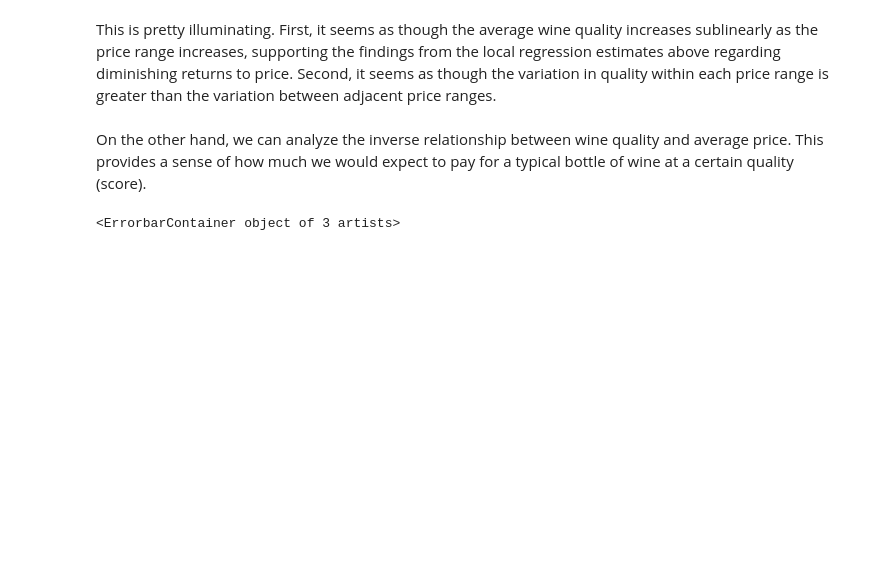
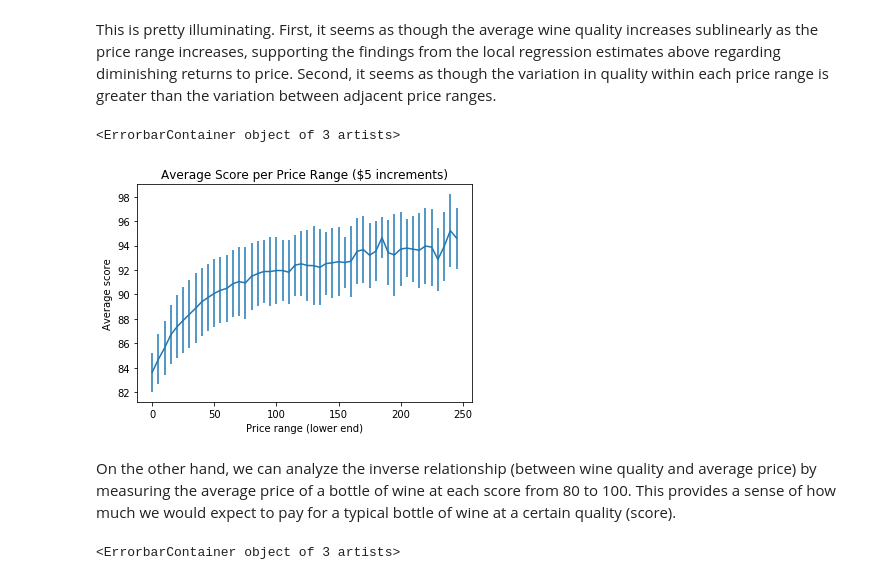
Before and after one commit to bzelditch/DataScience, a Jupyter notebook: Wine/Wine Mag. Analysis.ipynb, the cells around one changed output. Saved outputs shown, nothing was run; the diff lists cells and outputs as text; code cells hidden in the pictures; blank space fills up the shorter version.

Commit message:
wine

```diff
--- a/Wine/Wine Mag. Analysis.ipynb
+++ b/Wine/Wine Mag. Analysis.ipynb
@@ -228,8 +228,19 @@ plt.errorbar([inc[0] for inc in increments], avgs, yerr=stds)
 [figure]
 # %% [markdown]
 This is pretty illuminating. First, it seems as though the average wine quality increases sublinearly as the price range increases, supporting the findings from the local regression estimates above regarding diminishing returns to price. Second, it seems as though the variation in quality within each price range is greater than the variation between adjacent price ranges.
+# %%
+increments = [(i*5,(i+1)*5) for i in range(50)]
+avgs = [avg(df, inc[0], inc[1]) for inc in increments]
+stds = [std(df, inc[0], inc[1]) for inc in increments]
+plt.title('Average Score per Price Range ($5 increments)')
+plt.xlabel('Price range (lower end)')
+plt.ylabel('Average score')
+plt.errorbar([inc[0] for inc in increments], avgs, yerr=stds)
+# %% [output]
+<ErrorbarContainer object of 3 artists>
+[figure, added]
 # %% [markdown]
-On the other hand, we can analyze the inverse relationship between wine quality and average price. This provides a sense of how much we would expect to pay for a typical bottle of wine at a certain quality (score).
+On the other hand, we can analyze the inverse relationship (between wine quality and average price) by measuring the average price of a bottle of wine at each score from 80 to 100. This provides a sense of how much we would expect to pay for a typical bottle of wine at a certain quality (score).
 # %%
 def avg_price(df, score_low, score_high):
     df_rel = df[(df['points'] >= score_low) & (df['points'] <= score_high)]
```
Also changed, not shown: parts of 3 cells of this notebook.
